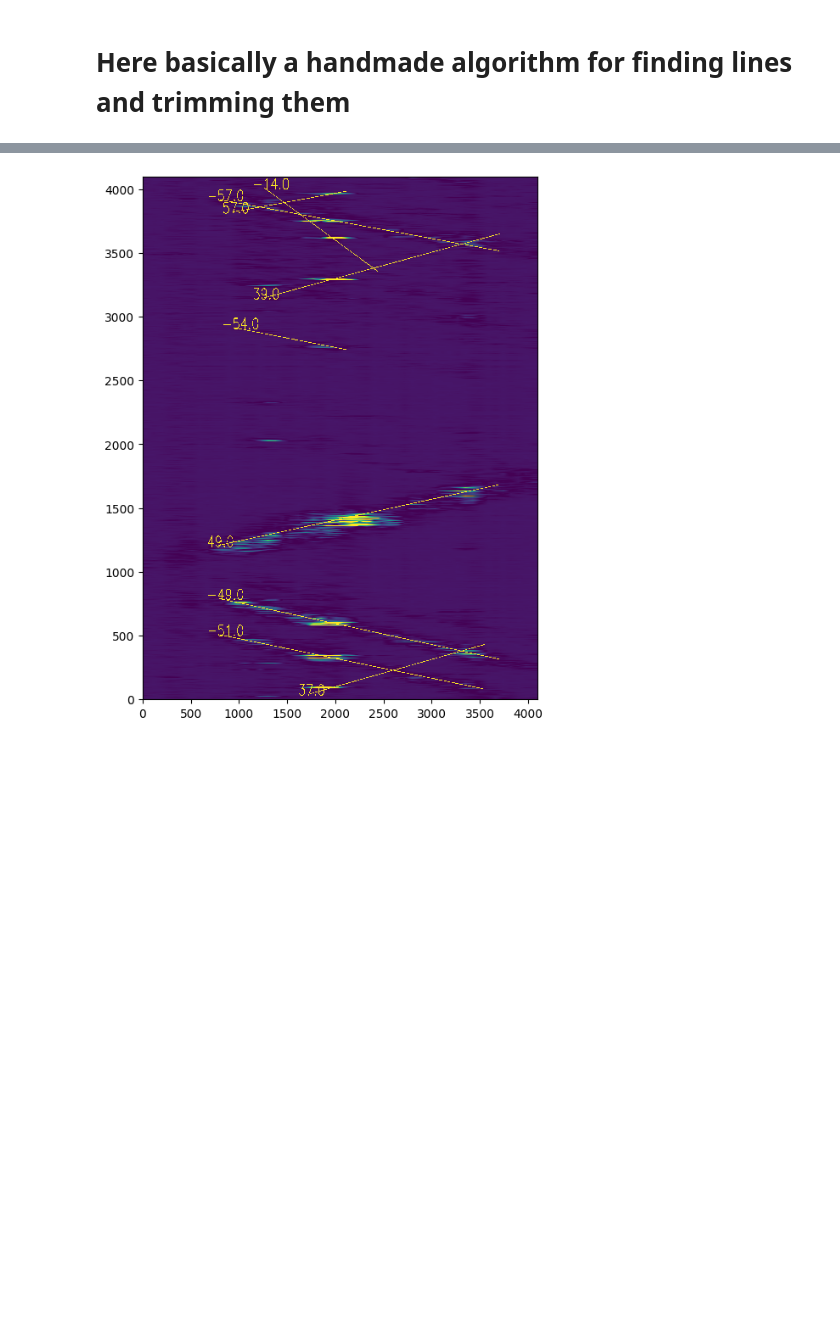
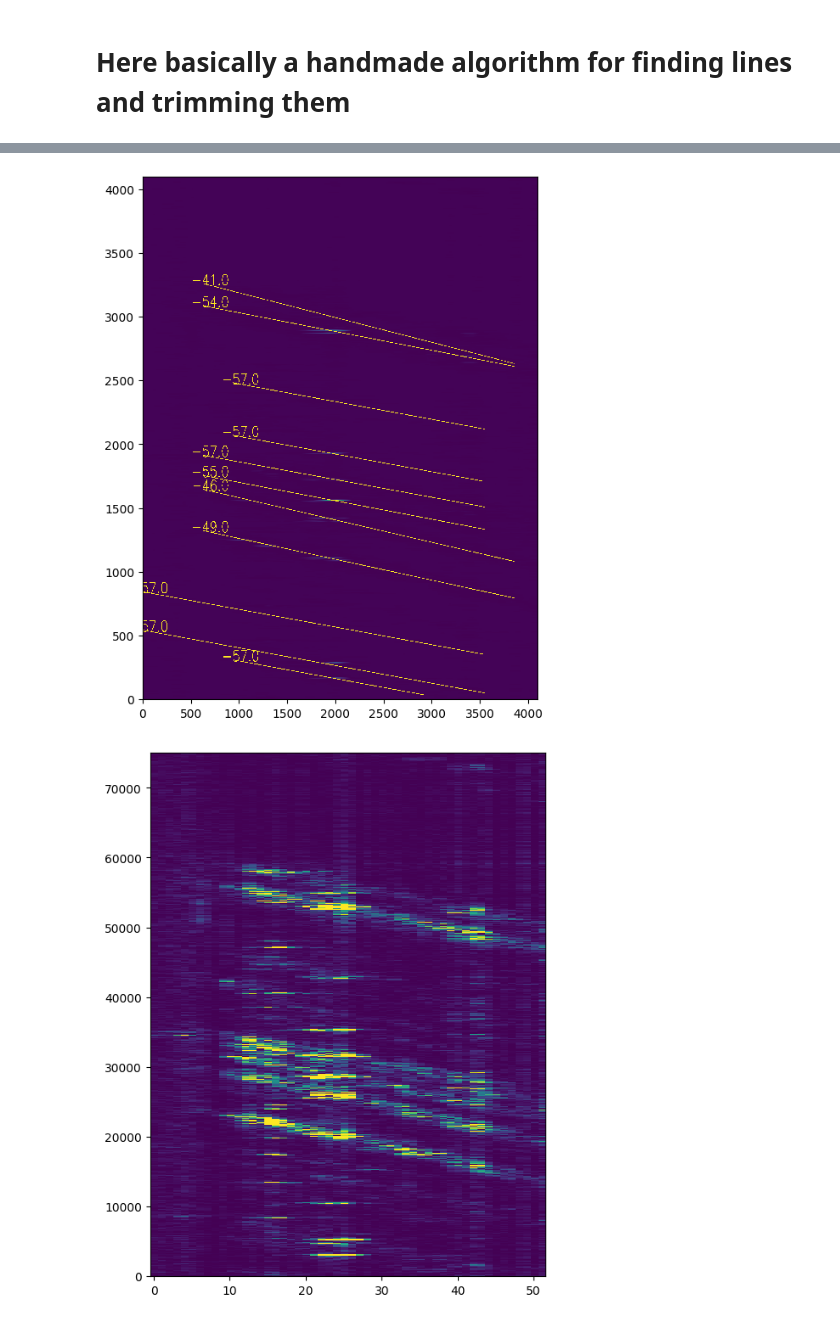
Before and after one commit to Petrerer/cv_project1, a Jupyter notebook: custom_alorithm.ipynb, the cells around one changed output, grey strips where cells are left out. Cells and saved outputs as stored; diff of their text form; code cells hidden in the pictures; blank space fills up the shorter version.

Commit message:
Added restrictions to stop crossing lines

```diff
--- a/custom_alorithm.ipynb
+++ b/custom_alorithm.ipynb
@@ -43,8 +43,8 @@ time_d = dt
 
 data = []
 first_filename = files[0]
-start = files.index('20240507\\092152.npy')
-end = files.index('20240507\\092342.npy')
+start = files.index('20240507\\092152.npy') + 100
+end = files.index('20240507\\092342.npy') + 100
 # start = files.index('20240507\\092152.npy') + 10
 # end = files.index('20240507\\092342.npy') + 100
 for file in files[start:end+1]:
@@ -312,5 +332,5 @@ def get_best_cut(windows):
 # %%
-def custom_line_classification(img, positions, resolution, slope_ranges = [(1000,100000),(-100000,-1000)], width_resolution = 3,min_width=5):
+def custom_line_classification(img, positions, resolution, slope_ranges = [(1000,100000),(-100000,-1000)], width_resolution = 3,min_width=5, th_m=3, threshold_line=0.0):
     if type(img) is pd.DataFrame:
         img = img.values
 
@@ -320,12 +340,24 @@ def custom_line_classification(img, positions, resolution, slope_ranges = [(1000
     scores = {}
     slopes = generate_slopes(slope_ranges, resolution_per_range=resolution//len(slope_ranges))
     final_lines = []
+    positions = sorted(positions, key=lambda x: x[1], reverse=True)
     for i, (position, thickness) in enumerate(positions):
-        thickness = 2*thickness
+        thickness = int(th_m*thickness)
         lines = []
         x,y = position
         for slope in slopes:
             y_0 = int(y - slope * x)
+
+            do_intersected = False
+            for line in final_lines:
+                if do_intersect((0, y_0, img.shape[1], y_0 + slope * img.shape[1]),
+                                (line[1][0], line[1][1], line[2][0], line[2][1])):
+                    do_intersected = True
+                    break
+            if do_intersected:
+                continue
+
+
             windows = []
             for x_i in range(img.shape[1]):
                 y_i = int(slope * x_i + y_0)
@@ -334,6 +366,7 @@ def custom_line_classification(img, positions, resolution, slope_ranges = [(1000
                     windows.append(window)
                 else:
                     windows.append(np.zeros((thickness + 1,)))
+
 
 
             all_windows = []
@@ -352,10 +385,14 @@ def custom_line_classification(img, positions, resolution, slope_ranges = [(1000
             y_2 = int(slope * x_2 + y_0)
             lines.append((score, (x_1, y_1), (x_2, y_2)))
 
+        if lines == []:
+            continue
         best_line = max(lines, key=lambda x: x[0])
-        print(np.round((i+1)/len(positions)*100, 2), "%", end='\r')
-        final_lines.append(best_line)
+        print("Best line for vehicle at position", position, "with thickness", thickness, ":", score)
+        # print(np.round((i+1)/len(positions)*100, 2), "%", end='\r')
+        if score>threshold_line:
+            final_lines.append(best_line)
     return final_lines
 # %%
-ls = custom_line_classification(reverted_df, vehicle_positions, resolution=100, slope_ranges = [(200,800),(-800,-200)], width_resolution=2,min_width=15)
+ls = custom_line_classification(reverted_df, vehicle_positions, resolution=100, slope_ranges = [(200,400),(-400,-200)], width_resolution=4,min_width=15, threshold_line = 0.002)
 # %% [output]
@@ -363,21 +410,20 @@ ls = custom_line_classification(reverted_df, vehicle_positions, resolution=100,
 # %%
-import cv2
-import pandas as pd
-
 hx = 4096
 hy = 4096
 dx = reverted_df.shape[1] / hx
 dy = reverted_df.shape[0] / hy
 final_img = cv2.resize(np.abs(reverted_df.values), (hx, hy), interpolation=cv2.INTER_LINEAR)
 final_img = cv2.normalize(final_img, None, alpha=0, beta=255, norm_type=cv2.NORM_MINMAX, dtype=cv2.CV_32F)
 for line in ls:
     score, (x1, y1), (x2, y2) = line
     cv2.line(final_img, (int(x1/dx), int(y1/dy)), (int(x2/dx), int(y2/dy)), int(final_img.max()), 4)
 
     final_img = cv2.flip(final_img, 0)
     speed =np.round((x2 - x1) * distance_d / ((y2 - y1) * time_d) * 3.6)
     cv2.putText(final_img, str(speed), (int(x1/dx)-120, hx-int(y1/dy)+10), cv2.FONT_HERSHEY_SIMPLEX, 4, int(final_img.max()), 5, cv2.LINE_AA)
     final_img = cv2.flip(final_img, 0)
 visualize_df(final_img, fs=(6,8))
+visualize_df(reverted_df, fs=(6,8))
 # %% [output]
-[figure, old version]
+[figure, new version]
+[figure, added]
```
Also changed, not shown: parts of 7 cells of this notebook.
